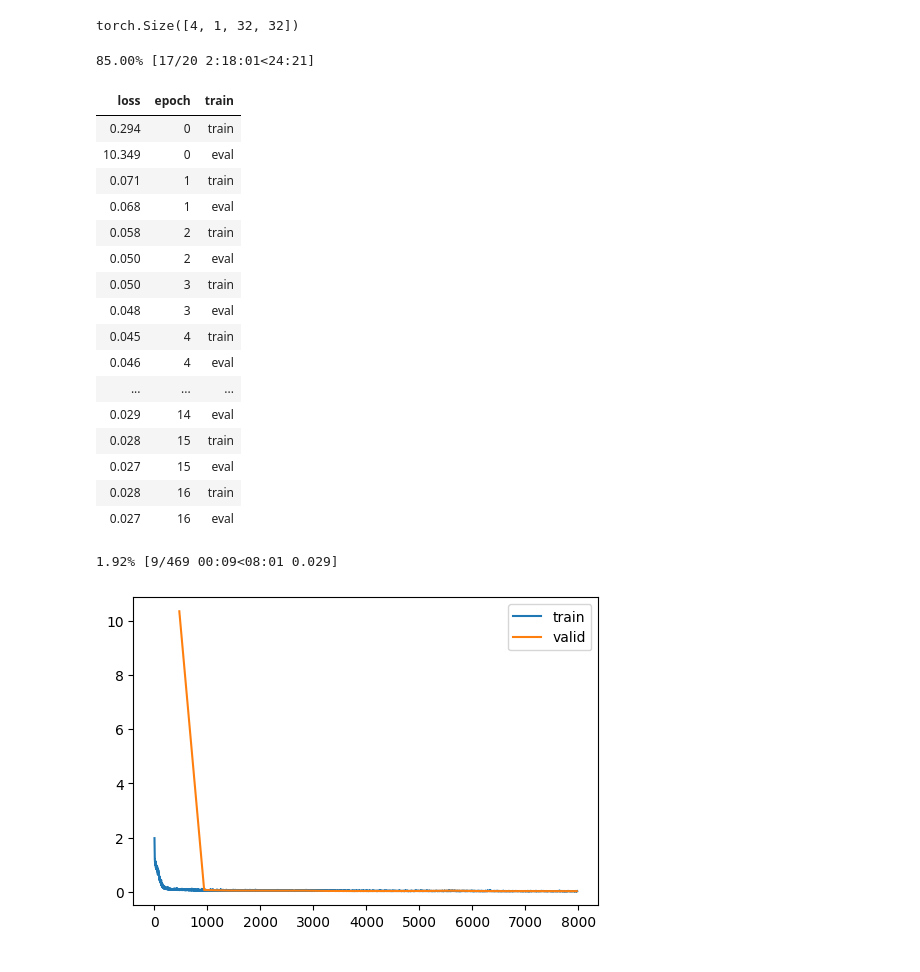
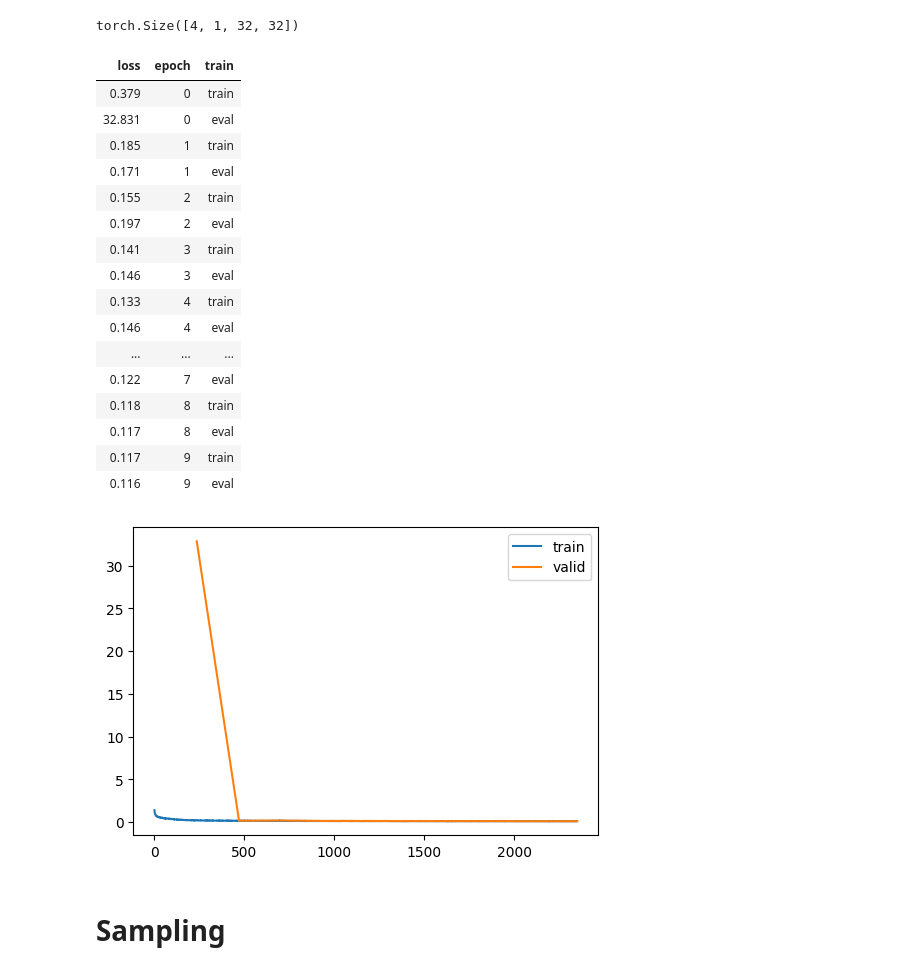
Before and after one commit to pranay8297/DDPM-DDIM-Karras, a Jupyter notebook: karras.ipynb, the cells around one changed output. Cells and saved outputs as stored; diff of their text form; code cells hidden in the pictures.

```diff
--- a/karras.ipynb
+++ b/karras.ipynb
@@ -402,3 +420,31 @@ class FID:
     i_means, i_cov = self._get_stats(x)
     csr = torch.tensor(sqrtm(i_cov@self.t_cov, blocksize = 256).real)
     return (((i_means-self.t_mean)**2).sum() + i_cov.trace() + self.t_cov.trace() - 2*csr.trace()).item()
+
+
+def get_scales(sigmas):
+  sigma_data = torch.tensor([0.66]).to(sigmas.device)
+  total_var = sigma_data**2 + sigmas**2
+  cin = 1/(total_var.sqrt())
+  cout = sigmas * sigma_data/(total_var.sqrt())
+  cskip = sigma_data**2/total_var
+
+  return cin, cout, cskip
+
+def karras_noisify(x, sigs = None):
+
+  sigmas = (torch.randn(x.shape[0])* 1.2 - 1.2).exp().to(x.device)[:, None, None, None] if sigs == None else sigs[:, None, None, None].to(x.device)
+  cin, cout, cskip = get_scales(sigmas)
+  noise = torch.randn_like(x, device = x.device)
+  noisy_input = x + sigmas*noise
+
+  x_in = cin*(noisy_input)
+  x_out = (x - cskip*noisy_input)/cout
+
+  return (x_in, sigmas.squeeze()), x_out
+
+class KarrasPrepCB(Callback):
+  def before_batch(self, learn):
+    x, y = learn.batch
+    (xin, sigs), xout = karras_noisify(x)
+    learn.batch = ((xin, sigs, y), xout)
@@ -495,37 +477,35 @@ out.shape
 # %% [output]
 torch.Size([4, 1, 32, 32])
 # %%
-lr_max, epochs = 2e-03, 20
-dls = DataLoaders.from_dd(tds, batch_size = 128, num_workers=2)
+lr_max, epochs = 2e-03, 10
+dls = DataLoaders.from_dd(tds, batch_size = 256, num_workers=2)
 cbs = [
           DeviceCB(torch.device('cuda')),
           MetricsCB(),
           ProgressCB(plot = True),
           KarrasPrepCB(),
           BatchSchedulerCB(partial(lr_scheduler.OneCycleLR, max_lr = lr_max, epochs = epochs, steps_per_epoch = len(dls.train))),
       ]
 model =  DiffusionUNET(nfs = [64, 128, 256, 512])
 learner = AccLearner(model, dls, loss_func = flatten_mse, lr = lr_max, cbs = cbs, opt_func = partial(torch.optim.AdamW, eps = 1e-05))
 learner.fit(epochs)
 # %% [output]
-85.00% [17/20 2:18:01<24:21]
 | loss | epoch | train |
-| 0.294 | 0 | train |
-| 10.349 | 0 | eval |
-| 0.071 | 1 | train |
-| 0.068 | 1 | eval |
-| 0.058 | 2 | train |
-| 0.050 | 2 | eval |
-| 0.050 | 3 | train |
-| 0.048 | 3 | eval |
-| 0.045 | 4 | train |
-| 0.046 | 4 | eval |
+| 0.379 | 0 | train |
+| 32.831 | 0 | eval |
+| 0.185 | 1 | train |
+| 0.171 | 1 | eval |
+| 0.155 | 2 | train |
+| 0.197 | 2 | eval |
+| 0.141 | 3 | train |
+| 0.146 | 3 | eval |
+| 0.133 | 4 | train |
+| 0.146 | 4 | eval |
 | ... | ... | ... |
-| 0.029 | 14 | eval |
-| 0.028 | 15 | train |
-| 0.027 | 15 | eval |
-| 0.028 | 16 | train |
-| 0.027 | 16 | eval |
+| 0.122 | 7 | eval |
+| 0.118 | 8 | train |
+| 0.117 | 8 | eval |
+| 0.117 | 9 | train |
+| 0.116 | 9 | eval |
-1.92% [9/469 00:09<08:01 0.029]
-[figure, old version]
+[figure, new version]
 # %%
@@ -532,0 +513,2 @@ torch.save(learner.model, mdl_path/'conditional_diffusion_karras.pkl')
+# %% [markdown]
+# Sampling
```
Also changed, not shown: parts of 30 cells of this notebook.
